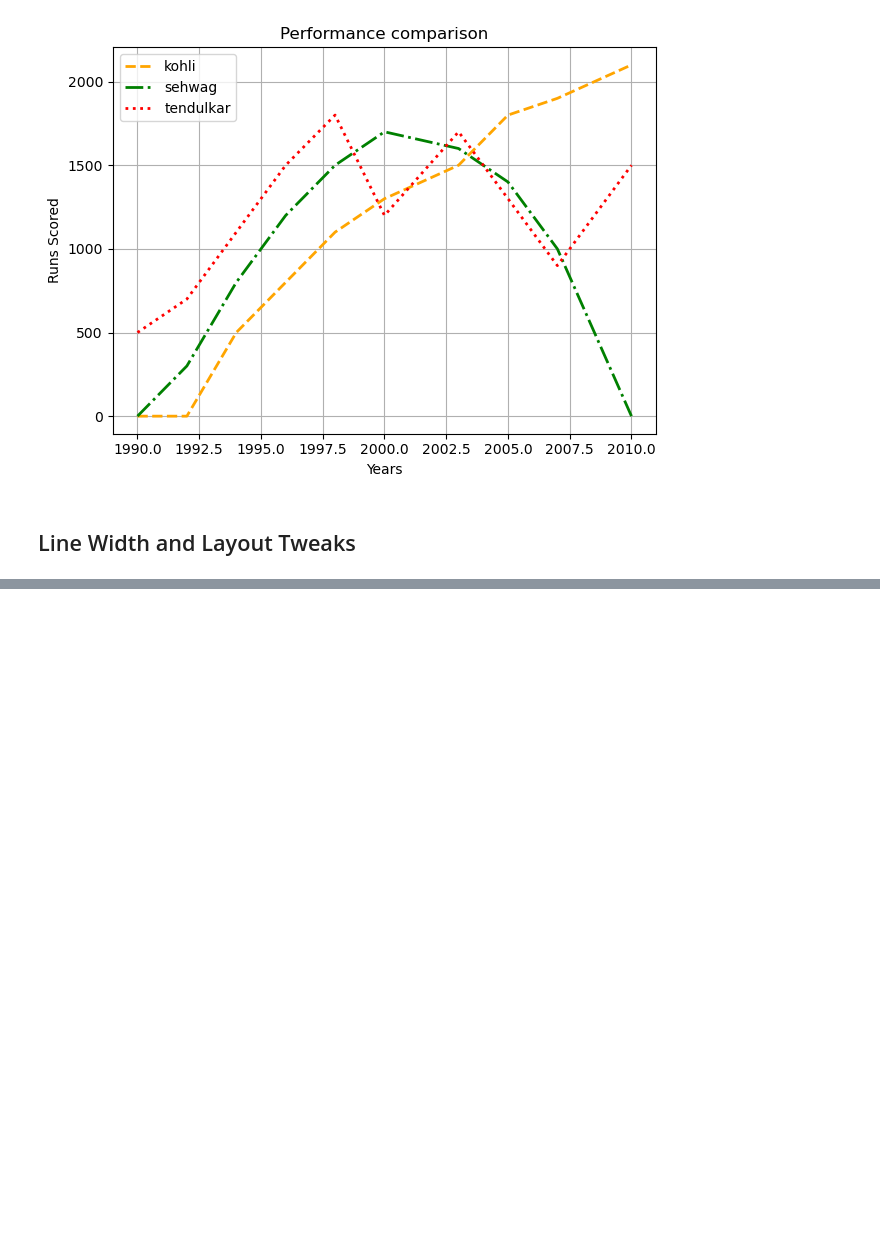
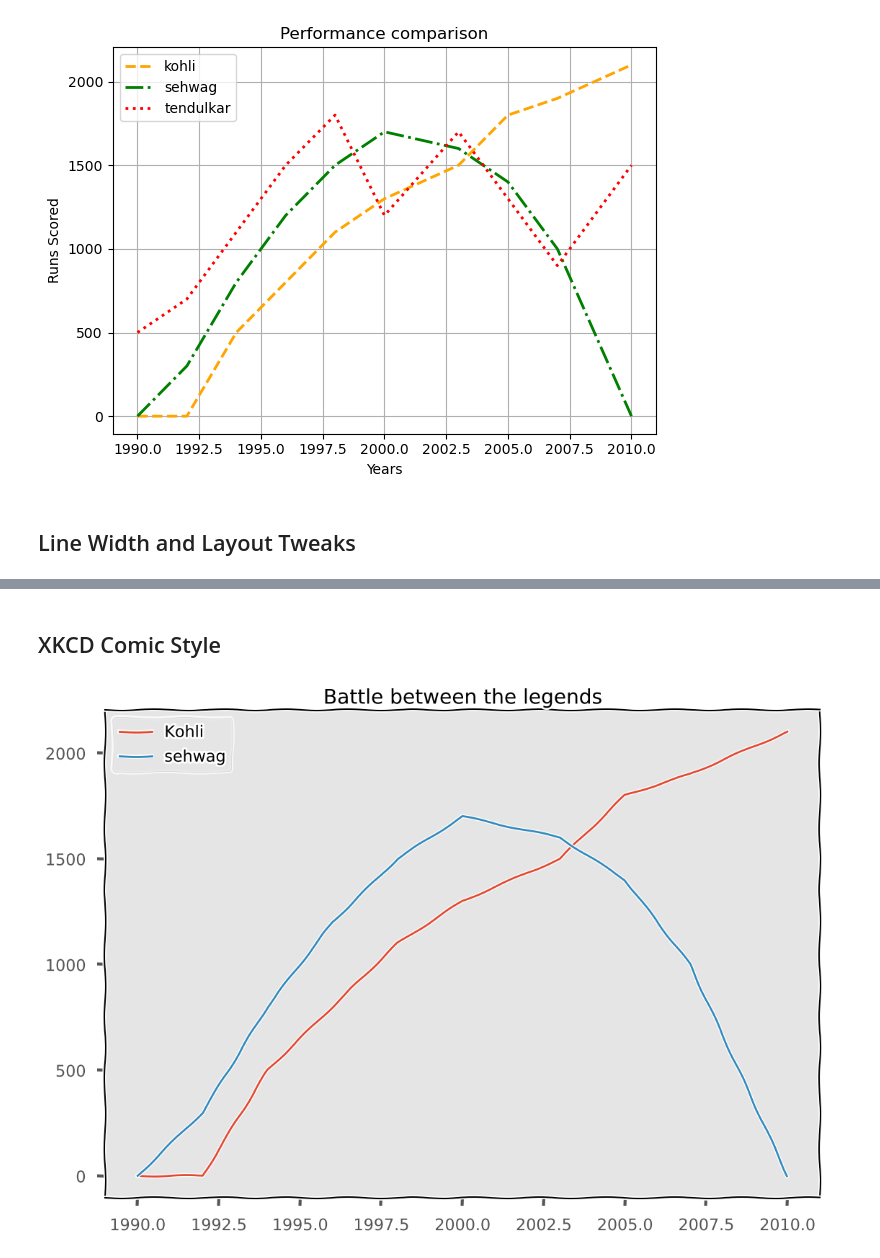
Before and after one commit to SumanAch10/visualizations, a Jupyter notebook: matplotlib.ipynb, the cells around one changed output, grey strips where cells are left out. Drawn from its saved outputs; the diff is of its cells as text; code cells hidden in the pictures; blank space fills up the shorter version.

```diff
--- a/matplotlib.ipynb
+++ b/matplotlib.ipynb
@@ -74,0 +99,12 @@ plt.tight_layout()
+# %% [markdown]
+## XKCD Comic Style
+# %%
+import matplotlib.pyplot as plt
+with plt.xkcd():
+    plt.rcParams["font.family"] = "DejaVu Sans"
+    plt.plot(years,kohli,label="Kohli")
+    plt.plot(years,sehwag,label="sehwag")
+    plt.title("Battle between the legends")
+    plt.legend()
+# %% [output]
+[figure, added]
```
Also changed, not shown: parts of 6 cells of this notebook.
